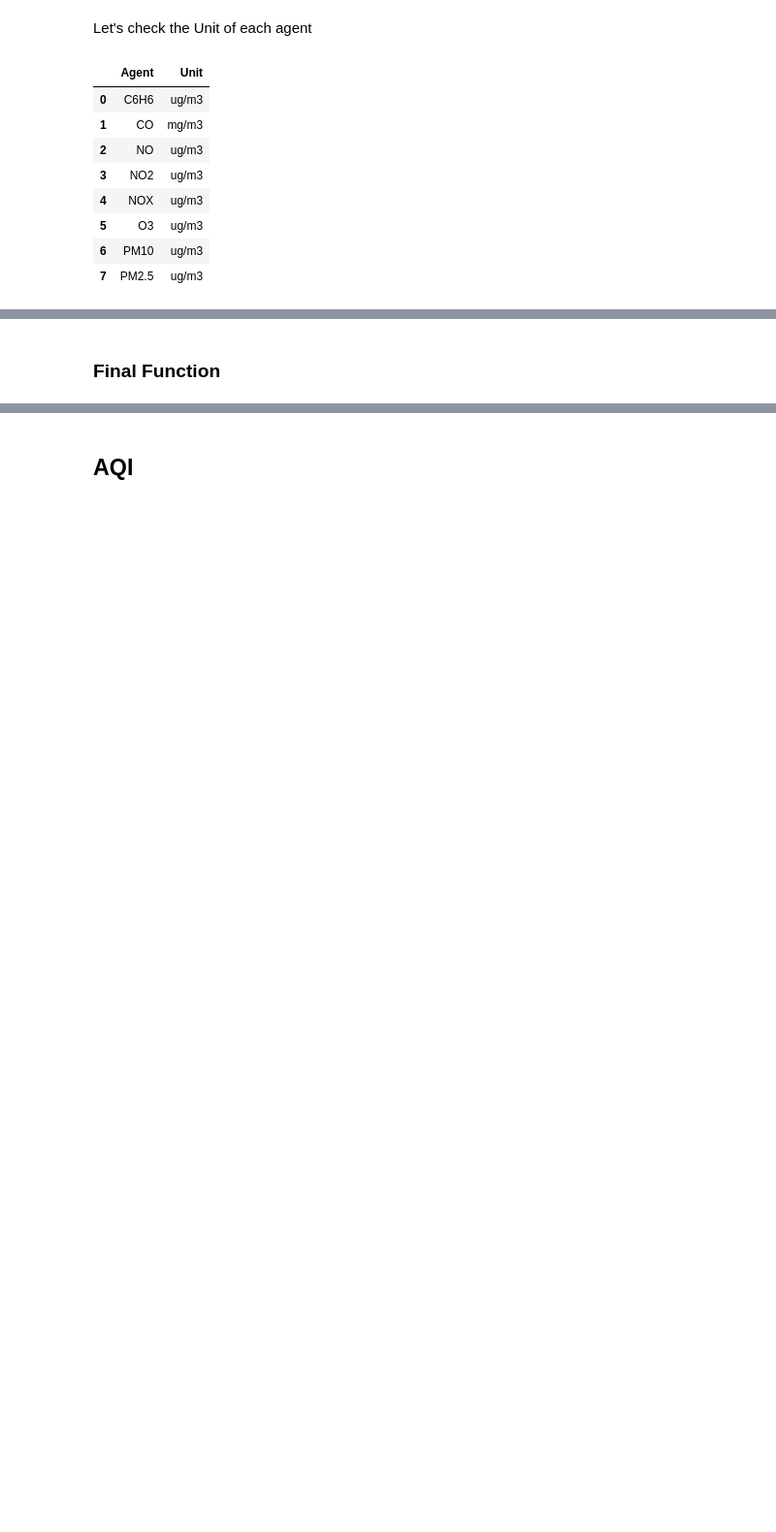
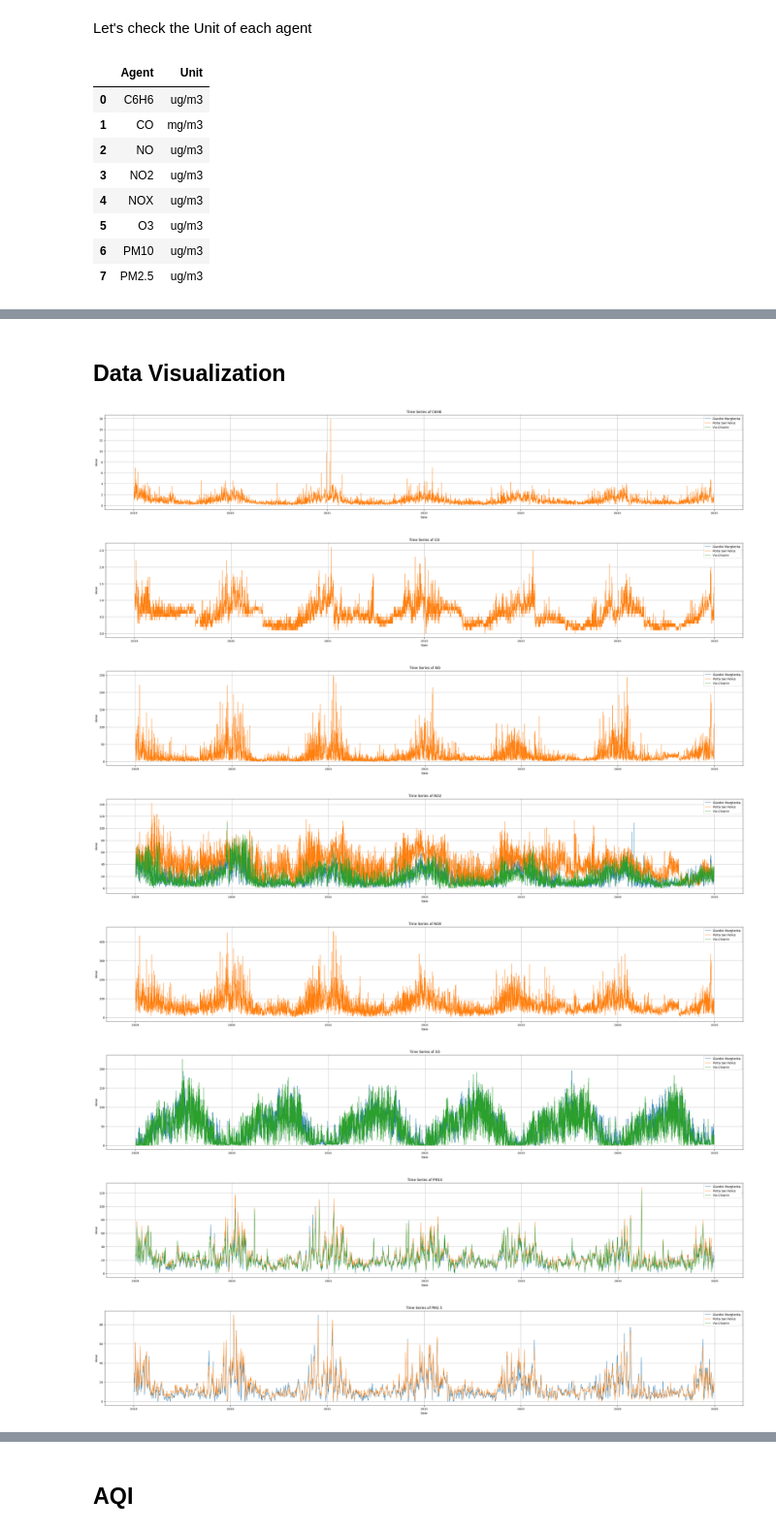
Before and after one commit to davidesonno/AII-project, a Jupyter notebook: 1-pollution_preprocessing.ipynb, the cells around one changed output, grey strips where cells are left out. Shown at 97% size. Cells and saved outputs as stored; diff of their text form; code cells hidden in the pictures; blank space fills up the shorter version.

```diff
--- a/1-pollution_preprocessing.ipynb
+++ b/1-pollution_preprocessing.ipynb
@@ -72,8 +66,0 @@ Check gaps in the data
-# %%
-s=stations[0]
-print(f'Station {s}:')
-for agent in np.unique(station_dfs[s]['Agent']):
-    print(f' - Agent: {agent}')
-    mask=(station_dfs[s]['Agent']==agent)
-    timedeltas_hours = station_dfs[s]['Date'][mask].diff().dt.total_seconds()[1:] / 3600  # Convert to hours
-    display(pd.DataFrame(timedeltas_hours.value_counts()).transpose())
@@ -84,16 +66,0 @@ KeyError: 'Date'
-# %%
-s=stations[1]
-print(f'Station {s}:')
-for agent in np.unique(station_dfs[s]['Agent']):
-    print(f' - Agent: {agent}')
-    mask=(station_dfs[s]['Agent']==agent)
-    timedeltas_hours = station_dfs[s]['Date'][mask].diff().dt.total_seconds()[1:] / 3600  # Convert to hours
-    display(pd.DataFrame(timedeltas_hours.value_counts()).transpose())
-# %%
-s=stations[2]
-print(f'Station {s}:')
-for agent in np.unique(station_dfs[s]['Agent']):
-    print(f' - Agent: {agent}')
-    mask=(station_dfs[s]['Agent']==agent)
-    timedeltas_hours = station_dfs[s]['Date'][mask].diff().dt.total_seconds()[1:] / 3600  # Convert to hours
-    display(pd.DataFrame(timedeltas_hours.value_counts()).transpose())
@@ -141,5 +66,0 @@ Check the amount of missing data for each agent.
-# %%
-for agent in np.unique(resampled_san_felice_df['Agent']):
-    count = resampled_san_felice_df[resampled_san_felice_df['Agent']==agent].isna().sum()['Value']
-    tot = len(resampled_san_felice_df[resampled_san_felice_df['Agent']==agent])
-    print(f'Agent {agent}: {count}({count/tot:.4f}%) missing Values')
@@ -265,2 +66,0 @@ plot_gp(samples=no2_df['Value'], pred=pred_all, std=std_all, figsize=figsize)
-# %% [markdown]
-### Final Function
@@ -275,0 +67,17 @@ agent_dfs = df_to_agents_dict(filled_giardini_df)
+# %% [markdown]
+## **Data Visualization**
+# %%
+start_date = datetime(2019, 1, 1)
+end_date = datetime(2024, 12, 31)
+
+for agent in agents:
+    plot_time_series([station_dfs[s][station_dfs[s]['Agent'] == agent] for s in stations], 'Value', None, legends=['Giardini Margherita','Porta San Felice', 'Via Chiarini'], start_date=start_date, end_date=end_date, title=agent)
+# %% [output]
+[figure, added]
+[figure, added]
+[figure, added]
+[figure, added]
+[figure, added]
+[figure, added]
+[figure, added]
+[figure, added]
```
Also changed, not shown: parts of 70 cells of this notebook, 8 other files.
